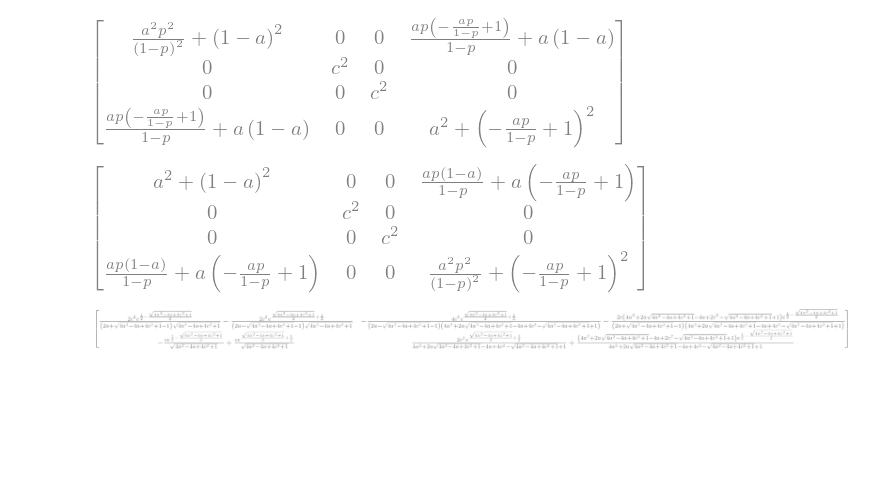
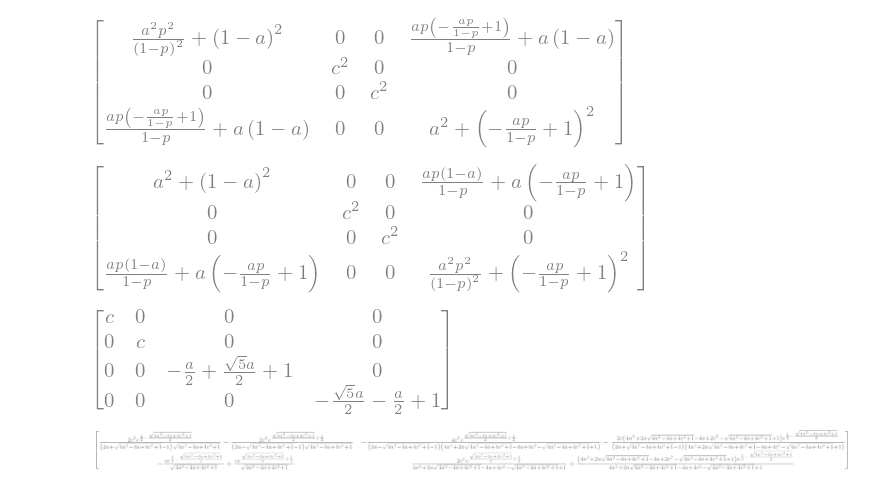
Before and after one commit to Ha-Nul/Codes, a Jupyter notebook: Python/2025_03_06_Davmap.ipynb, the cells around one changed output. Cells and saved outputs as stored; diff of their text form; code cells hidden in the pictures; blank space fills up the shorter version.

```diff
--- a/Python/2025_03_06_Davmap.ipynb
+++ b/Python/2025_03_06_Davmap.ipynb
@@ -30,6 +30,14 @@ Davmap @ Davmap.transpose()
 Davmap.transpose() @ Davmap
 # %% [output]
 [figure]
+# %%
+Davmap2 = Matrix([[1-a,0,0,a],[0,c,0,0],[0,0,c,0],[a,0,0,1]])
+# %%
+P2, D2 = Davmap2.diagonalize()
+# %%
+D2
+# %% [output]
+[figure, added]
 # %%
 Genmap = Matrix([[a,c],[c,1-a]])
 # %%
```
